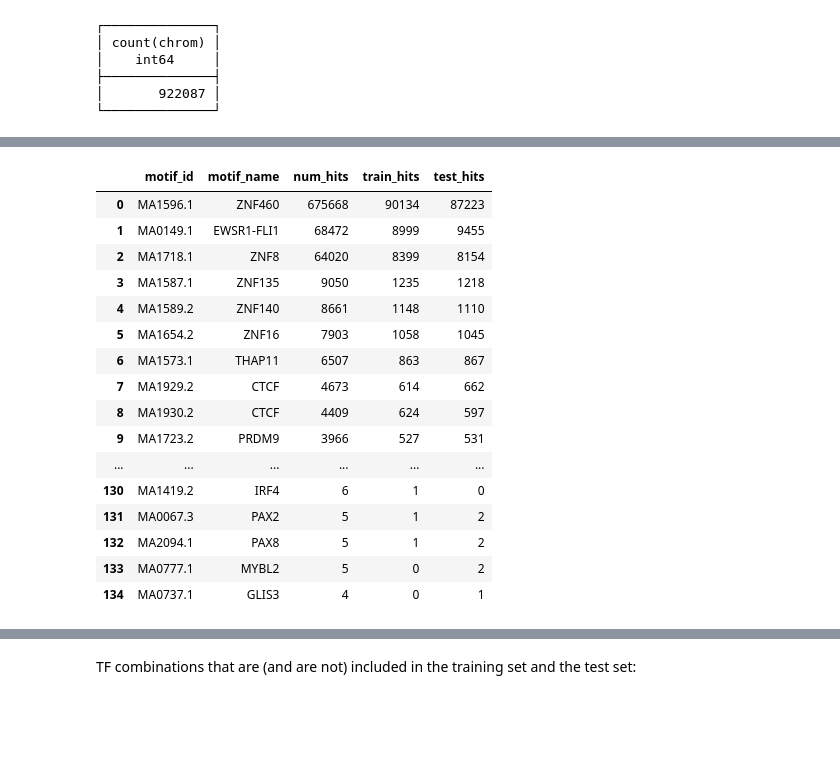
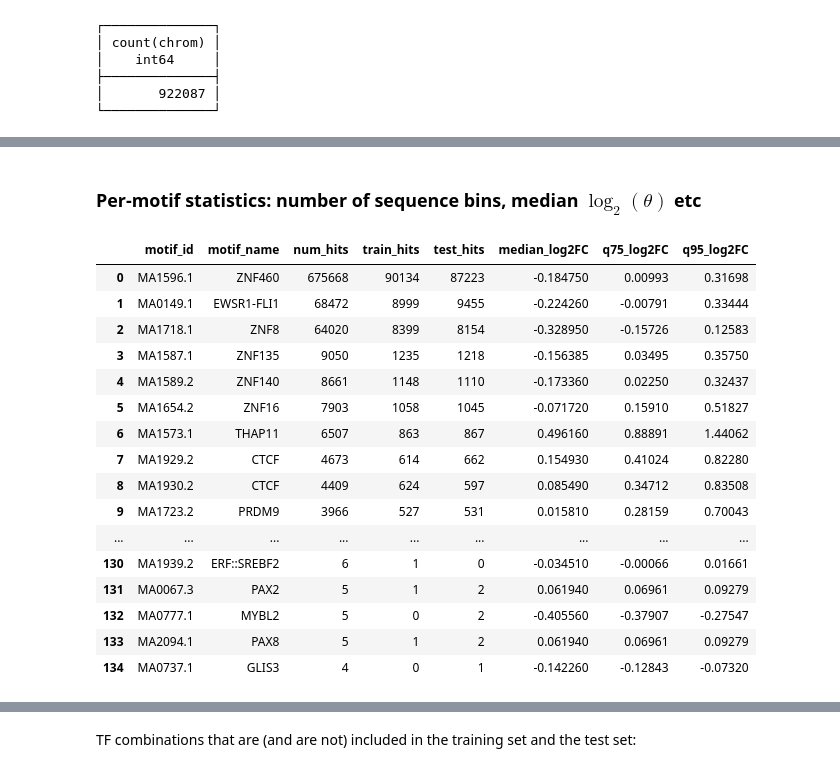
Before and after one commit to Duke-IGVF/BlueSTARR-viz, a Jupyter notebook: motifs/Motifs-EDA-01.ipynb, the cells around one changed output, grey strips where cells are left out. Cells and saved outputs as stored; diff of their text form; code cells hidden in the pictures; blank space fills up the shorter version.

```diff
--- a/motifs/Motifs-EDA-01.ipynb
+++ b/motifs/Motifs-EDA-01.ipynb
@@ -214,28 +225,32 @@ hits_db.count('chrom')
+# %% [markdown]
+### Per-motif statistics: number of sequence bins, median $\log_2(\theta)$ etc
 # %%
-hit_stats = duckdb.sql('select mh.motif_id, regexp_extract(mh.motif_alt_id, \'\.([^\.]+)$\', 1) as motif_name, '
+hit_stats = duckdb.sql('select mh.motif_id, mh.motif_name, '
            'count(*) as num_hits, '
            'count(case when train = \'true\' then 1 else NULL end) as train_hits, '
-           'count(case when test = \'true\' then 1 else NULL end) as test_hits '
+           'count(case when test = \'true\' then 1 else NULL end) as test_hits, '
+           'median(log2FC) as median_log2FC, '
+           'quantile(log2FC, 0.75) as q75_log2FC, '
+           'quantile(log2FC, 0.95) as q95_log2FC '
            'from hits_db mh '
-           'group by mh.motif_id, mh.motif_alt_id '
-           'order by count(*) desc').df()
+           'group by mh.motif_id, mh.motif_alt_id, mh.motif_name ').df()
 with pd.option_context('display.max_rows', None):
-    display(hit_stats)
+    display(hit_stats.sort_values('num_hits', ascending=False).reset_index(drop=True))
 # %% [output]
-|  | motif_id | motif_name | num_hits | train_hits | test_hits |
-| 0 | MA1596.1 | ZNF460 | 675668 | 90134 | 87223 |
-| 1 | MA0149.1 | EWSR1-FLI1 | 68472 | 8999 | 9455 |
-| 2 | MA1718.1 | ZNF8 | 64020 | 8399 | 8154 |
-| 3 | MA1587.1 | ZNF135 | 9050 | 1235 | 1218 |
-| 4 | MA1589.2 | ZNF140 | 8661 | 1148 | 1110 |
-| 5 | MA1654.2 | ZNF16 | 7903 | 1058 | 1045 |
-| 6 | MA1573.1 | THAP11 | 6507 | 863 | 867 |
-| 7 | MA1929.2 | CTCF | 4673 | 614 | 662 |
-| 8 | MA1930.2 | CTCF | 4409 | 624 | 597 |
-| 9 | MA1723.2 | PRDM9 | 3966 | 527 | 531 |
-| ... | ... | ... | ... | ... | ... |
-| 130 | MA1419.2 | IRF4 | 6 | 1 | 0 |
-| 131 | MA0067.3 | PAX2 | 5 | 1 | 2 |
-| 132 | MA2094.1 | PAX8 | 5 | 1 | 2 |
-| 133 | MA0777.1 | MYBL2 | 5 | 0 | 2 |
-| 134 | MA0737.1 | GLIS3 | 4 | 0 | 1 |
+|  | motif_id | motif_name | num_hits | train_hits | test_hits | median_log2FC | q75_log2FC | q95_log2FC |
+| 0 | MA1596.1 | ZNF460 | 675668 | 90134 | 87223 | -0.184750 | 0.00993 | 0.31698 |
+| 1 | MA0149.1 | EWSR1-FLI1 | 68472 | 8999 | 9455 | -0.224260 | -0.00791 | 0.33444 |
+| 2 | MA1718.1 | ZNF8 | 64020 | 8399 | 8154 | -0.328950 | -0.15726 | 0.12583 |
+| 3 | MA1587.1 | ZNF135 | 9050 | 1235 | 1218 | -0.156385 | 0.03495 | 0.35750 |
+| 4 | MA1589.2 | ZNF140 | 8661 | 1148 | 1110 | -0.173360 | 0.02250 | 0.32437 |
+| 5 | MA1654.2 | ZNF16 | 7903 | 1058 | 1045 | -0.071720 | 0.15910 | 0.51827 |
+| 6 | MA1573.1 | THAP11 | 6507 | 863 | 867 | 0.496160 | 0.88891 | 1.44062 |
+| 7 | MA1929.2 | CTCF | 4673 | 614 | 662 | 0.154930 | 0.41024 | 0.82280 |
+| 8 | MA1930.2 | CTCF | 4409 | 624 | 597 | 0.085490 | 0.34712 | 0.83508 |
+| 9 | MA1723.2 | PRDM9 | 3966 | 527 | 531 | 0.015810 | 0.28159 | 0.70043 |
+| ... | ... | ... | ... | ... | ... | ... | ... | ... |
+| 130 | MA1939.2 | ERF::SREBF2 | 6 | 1 | 0 | -0.034510 | -0.00066 | 0.01661 |
+| 131 | MA0067.3 | PAX2 | 5 | 1 | 2 | 0.061940 | 0.06961 | 0.09279 |
+| 132 | MA0777.1 | MYBL2 | 5 | 0 | 2 | -0.405560 | -0.37907 | -0.27547 |
+| 133 | MA2094.1 | PAX8 | 5 | 1 | 2 | 0.061940 | 0.06961 | 0.09279 |
+| 134 | MA0737.1 | GLIS3 | 4 | 0 | 1 | -0.142260 | -0.12843 | -0.07320 |
```
Also changed, not shown: parts of 50 cells of this notebook.
